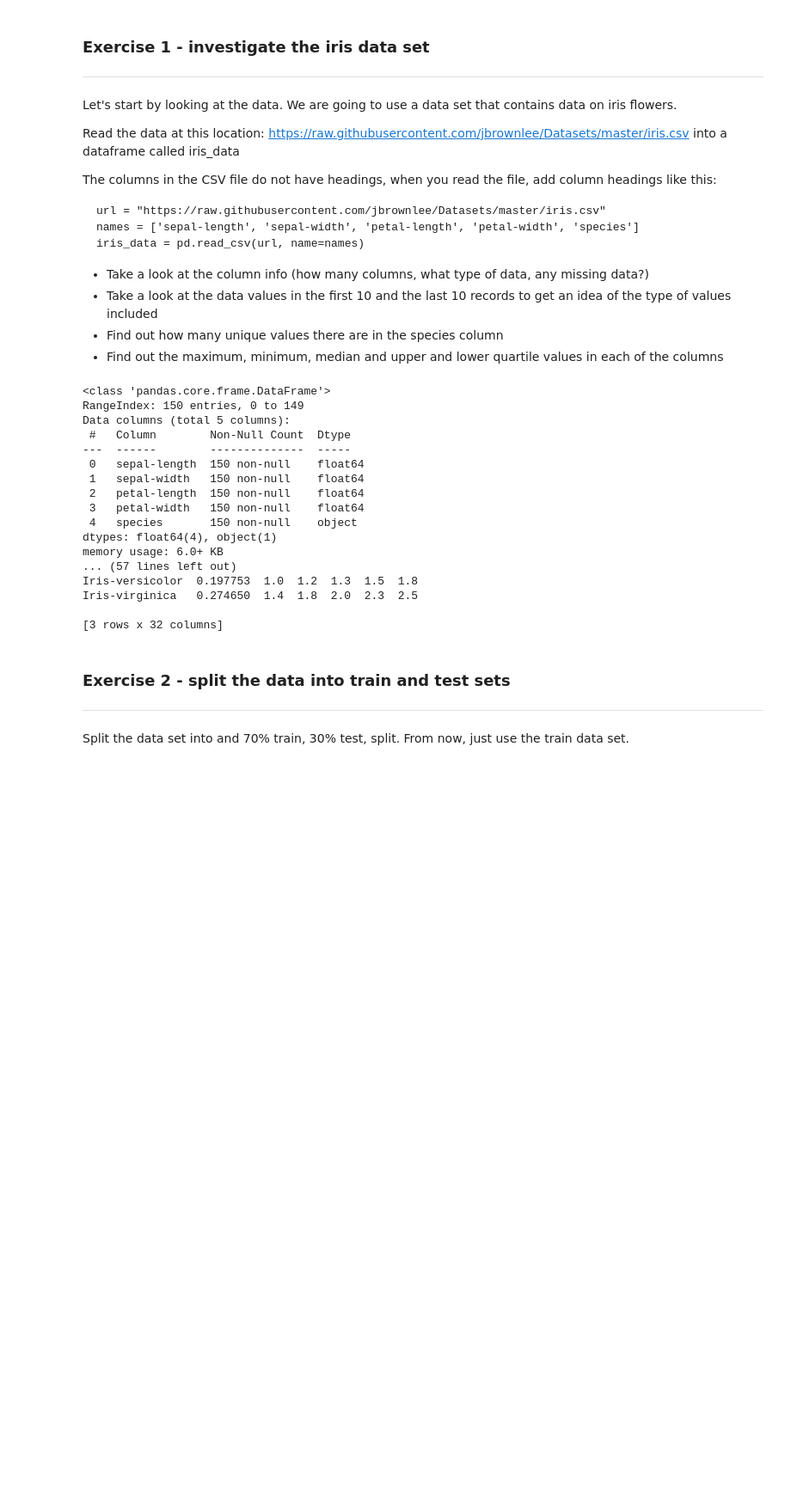
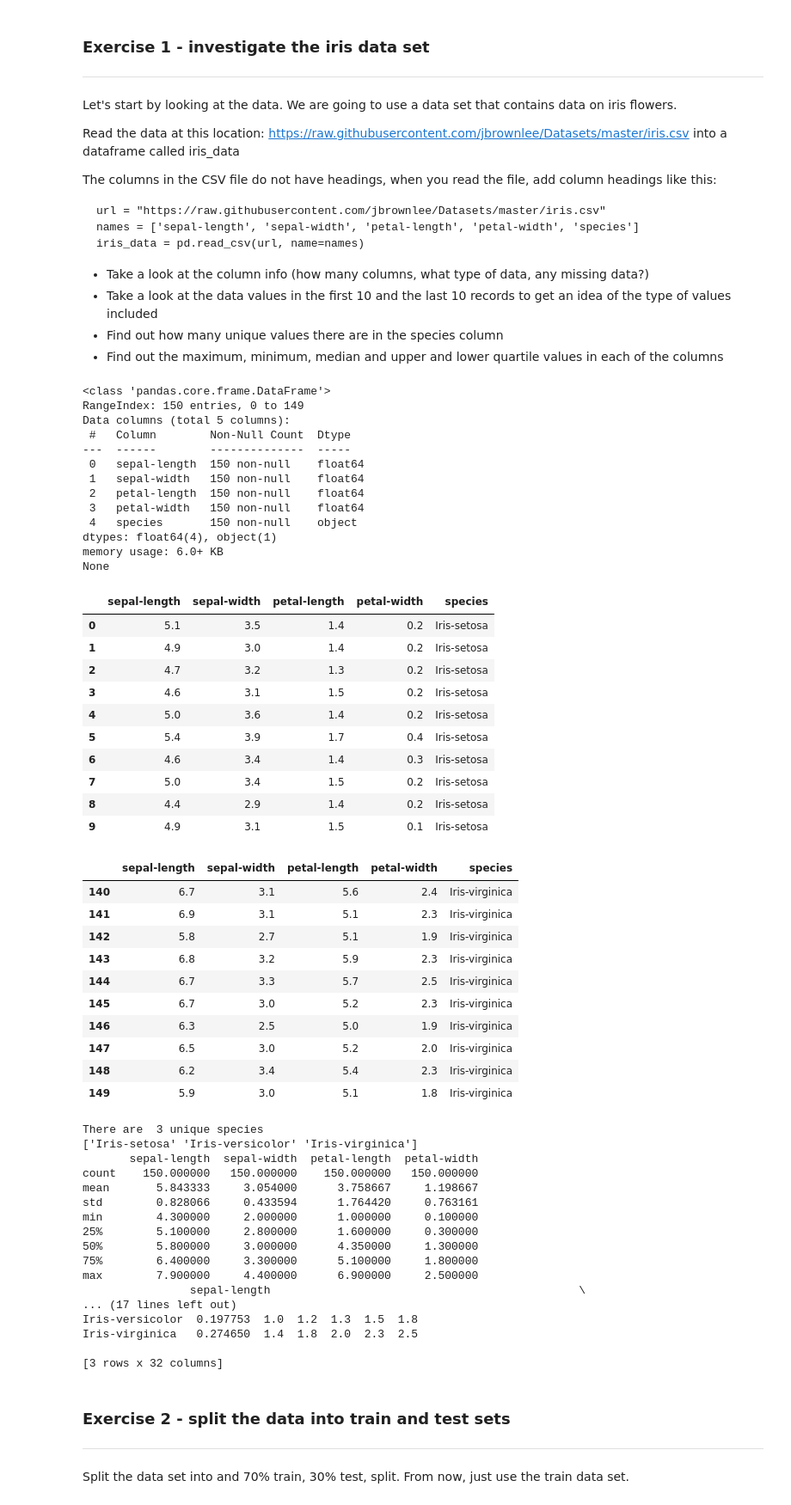
Before and after one commit to nacarvalentina/python-fundamentals, a Jupyter notebook: Projects/3 Final -PORTFOLIO-/Copia di Copia di VN_15.2 Decision-Tree-coded-model.ipynb, the cells around one changed output. Shown at 86% size. Cells and saved outputs as stored; diff of their text form; code cells hidden in the pictures; blank space fills up the shorter version.

```diff
--- a/Projects/3 Final -PORTFOLIO-/Copia di Copia di VN_15.2 Decision-Tree-coded-model.ipynb
+++ b/Projects/3 Final -PORTFOLIO-/Copia di Copia di VN_15.2 Decision-Tree-coded-model.ipynb
@@ -40,45 +40,82 @@ iris_data = pd.read_csv(url, name=names)
 # %%
 import pandas as pd
 url = "https://raw.githubusercontent.com/jbrownlee/Datasets/master/iris.csv"
 names = ['sepal-length', 'sepal-width', 'petal-length', 'petal-width', 'species']
-#Read the data and name the columns
 iris_data = pd.read_csv(url, names=names)
 
-#Take a look at the column info (how many columns, what type of data, any missing data?)
-print(iris_data.info())
+def display_df(df):
+  print(iris_data.info())
 #Take a look at the data values in the first 10 and the last 10 records to get an idea of the type of values included
-print(iris_data.head(10))
-print(iris_data.tail(10))
+  display(iris_data.head(10))
+  display(iris_data.tail(10))
+display_df(iris_data)
 
-#Find out how many unique values there are in the species column
-print("There are ", len(iris_data['species'].unique()),"unique species")
-print(iris_data['species'].unique())
+def find_unique_values(df,column):
+  df_unique=df[column].unique()
+  count_values=df[column].value_counts()
+  return df_unique,count_values
+
+iris_data_unique,count_values=find_unique_values(iris_data,'species')
+print("There are ", len(iris_data_unique),"unique species")
+print(iris_data_unique)
 
 #Find out the maximum, minimum, median and upper and lower quartile values in each of the columns
 print(iris_data.describe())
-print(iris_data["species"].value_counts())
-#check for null values
-print(iris_data.isnull().values.any())
-#check the max/min/std for each specie
+#Get the stats by specie
 print(iris_data.groupby("species").describe())
 # %% [output]
 <class 'pandas.core.frame.DataFrame'>
 RangeIndex: 150 entries, 0 to 149
 Data columns (total 5 columns):
  #   Column        Non-Null Count  Dtype
 ---  ------        --------------  -----
  0   sepal-length  150 non-null    float64
  1   sepal-width   150 non-null    float64
  2   petal-length  150 non-null    float64
  3   petal-width   150 non-null    float64
  4   species       150 non-null    object
 dtypes: float64(4), object(1)
 memory usage: 6.0+ KB
-... (57 lines left out)
-Iris-versicolor  0.197753  1.0  1.2  1.3  1.5  1.8
-Iris-virginica   0.274650  1.4  1.8  2.0  2.3  2.5
-
-[3 rows x 32 columns]
+None
+|  | sepal-length | sepal-width | petal-length | petal-width | species |
+| 0 | 5.1 | 3.5 | 1.4 | 0.2 | Iris-setosa |
+| 1 | 4.9 | 3.0 | 1.4 | 0.2 | Iris-setosa |
+| 2 | 4.7 | 3.2 | 1.3 | 0.2 | Iris-setosa |
+| 3 | 4.6 | 3.1 | 1.5 | 0.2 | Iris-setosa |
+| 4 | 5.0 | 3.6 | 1.4 | 0.2 | Iris-setosa |
+| 5 | 5.4 | 3.9 | 1.7 | 0.4 | Iris-setosa |
+| 6 | 4.6 | 3.4 | 1.4 | 0.3 | Iris-setosa |
+| 7 | 5.0 | 3.4 | 1.5 | 0.2 | Iris-setosa |
+| 8 | 4.4 | 2.9 | 1.4 | 0.2 | Iris-setosa |
+| 9 | 4.9 | 3.1 | 1.5 | 0.1 | Iris-setosa |
+|  | sepal-length | sepal-width | petal-length | petal-width | species |
+| 140 | 6.7 | 3.1 | 5.6 | 2.4 | Iris-virginica |
+| 141 | 6.9 | 3.1 | 5.1 | 2.3 | Iris-virginica |
+| 142 | 5.8 | 2.7 | 5.1 | 1.9 | Iris-virginica |
+| 143 | 6.8 | 3.2 | 5.9 | 2.3 | Iris-virginica |
+| 144 | 6.7 | 3.3 | 5.7 | 2.5 | Iris-virginica |
+| 145 | 6.7 | 3.0 | 5.2 | 2.3 | Iris-virginica |
+| 146 | 6.3 | 2.5 | 5.0 | 1.9 | Iris-virginica |
+| 147 | 6.5 | 3.0 | 5.2 | 2.0 | Iris-virginica |
+| 148 | 6.2 | 3.4 | 5.4 | 2.3 | Iris-virginica |
+| 149 | 5.9 | 3.0 | 5.1 | 1.8 | Iris-virginica |
+There are  3 unique species
+['Iris-setosa' 'Iris-versicolor' 'Iris-virginica']
+       sepal-length  sepal-width  petal-length  petal-width
+count    150.000000   150.000000    150.000000   150.000000
+mean       5.843333     3.054000      3.758667     1.198667
+std        0.828066     0.433594      1.764420     0.763161
+min        4.300000     2.000000      1.000000     0.100000
+25%        5.100000     2.800000      1.600000     0.300000
+50%        5.800000     3.000000      4.350000     1.300000
+75%        6.400000     3.300000      5.100000     1.800000
+max        7.900000     4.400000      6.900000     2.500000
+                sepal-length                                              \
+... (17 lines left out)
+Iris-versicolor  0.197753  1.0  1.2  1.3  1.5  1.8
+Iris-virginica   0.274650  1.4  1.8  2.0  2.3  2.5
+
+[3 rows x 32 columns]
 # %% [markdown]
 ### Exercise 2 - split the data into train and test sets
 ---
```
Also changed, not shown: parts of 12 cells of this notebook, 1 other file.
